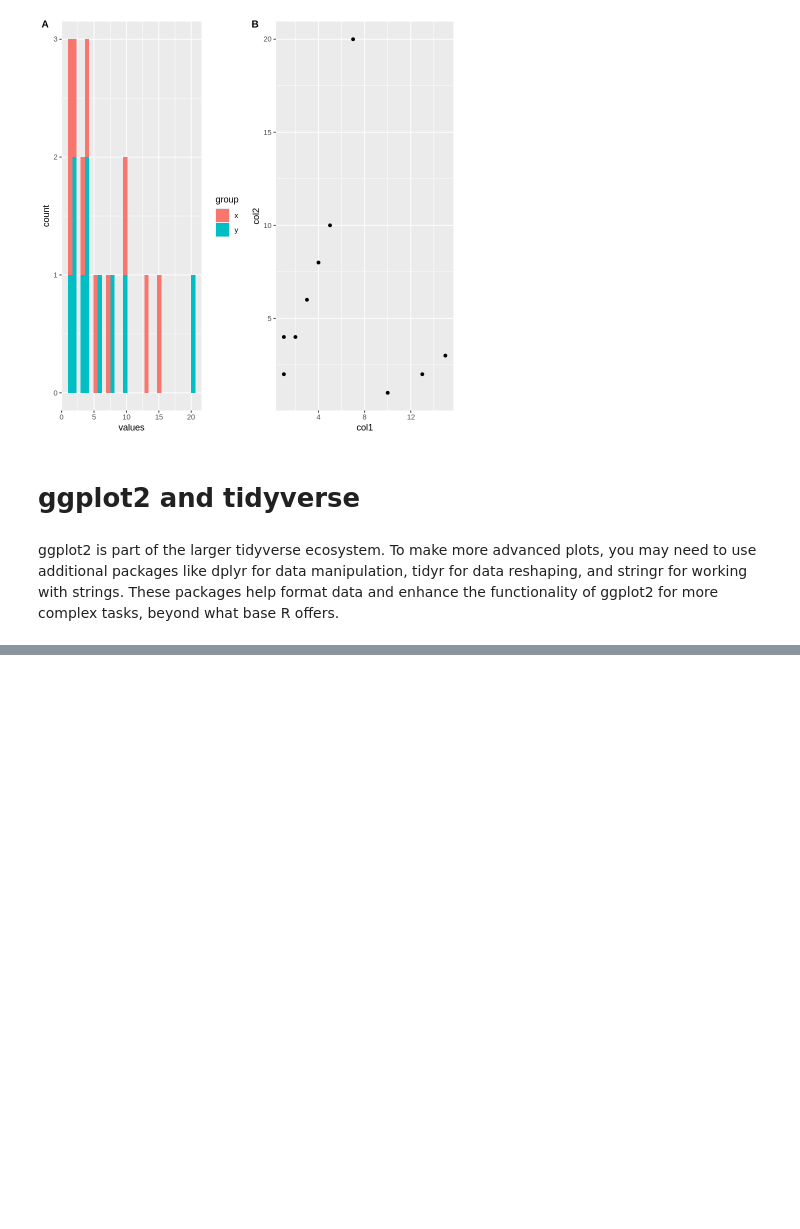
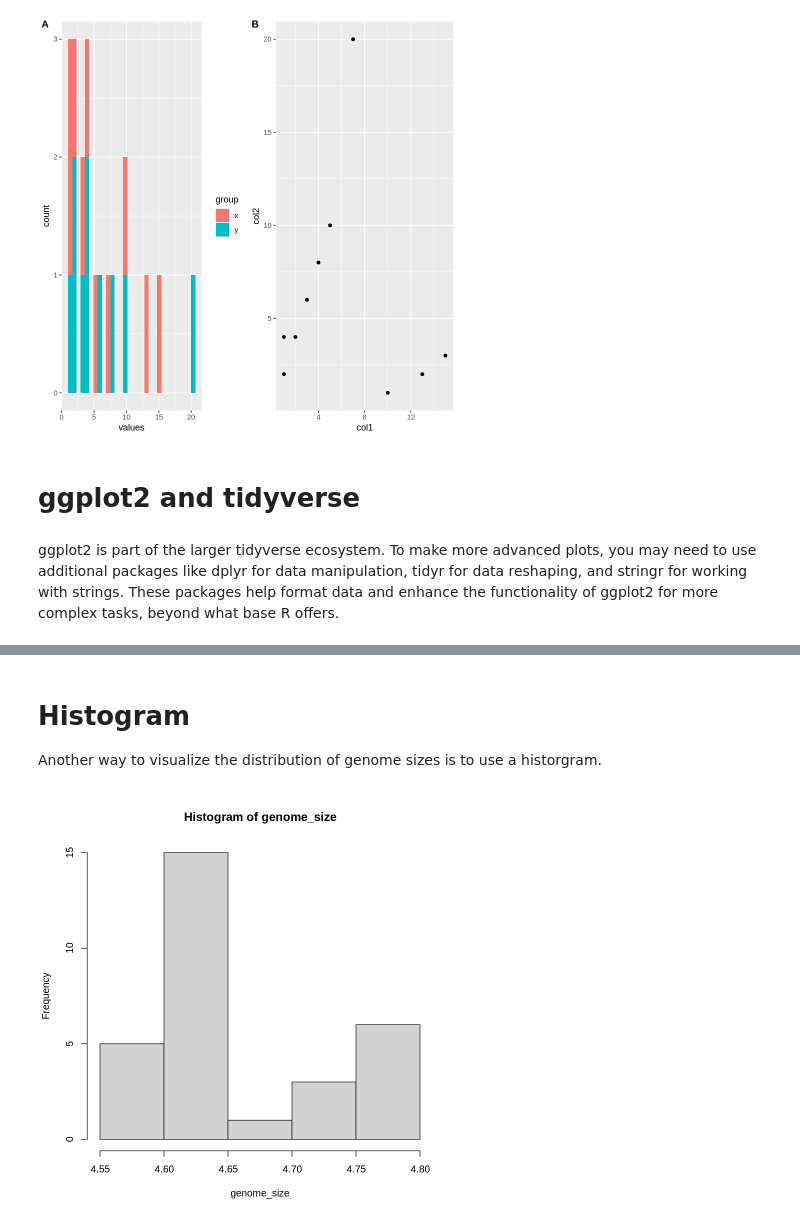
Before and after one commit to zainabbio/Youtube-Tutorials, a Jupyter notebook: Plotting_in_R_with_ggplot2.ipynb, the cells around one changed output, grey strips where cells are left out. Cells and saved outputs as stored; diff of their text form; code cells hidden in the pictures; blank space fills up the shorter version.

```diff
--- a/Plotting_in_R_with_ggplot2.ipynb
+++ b/Plotting_in_R_with_ggplot2.ipynb
@@ -87,0 +128,7 @@ ggplot2 is part of the larger tidyverse ecosystem. To make more advanced plots,
+# %% [markdown]
+# **Histogram**
+Another way to visualize the distribution of genome sizes is to use a historgram.
+# %%
+hist(genome_size)
+# %% [output]
+[figure, added]
```
Also changed, not shown: parts of 89 cells of this notebook.
